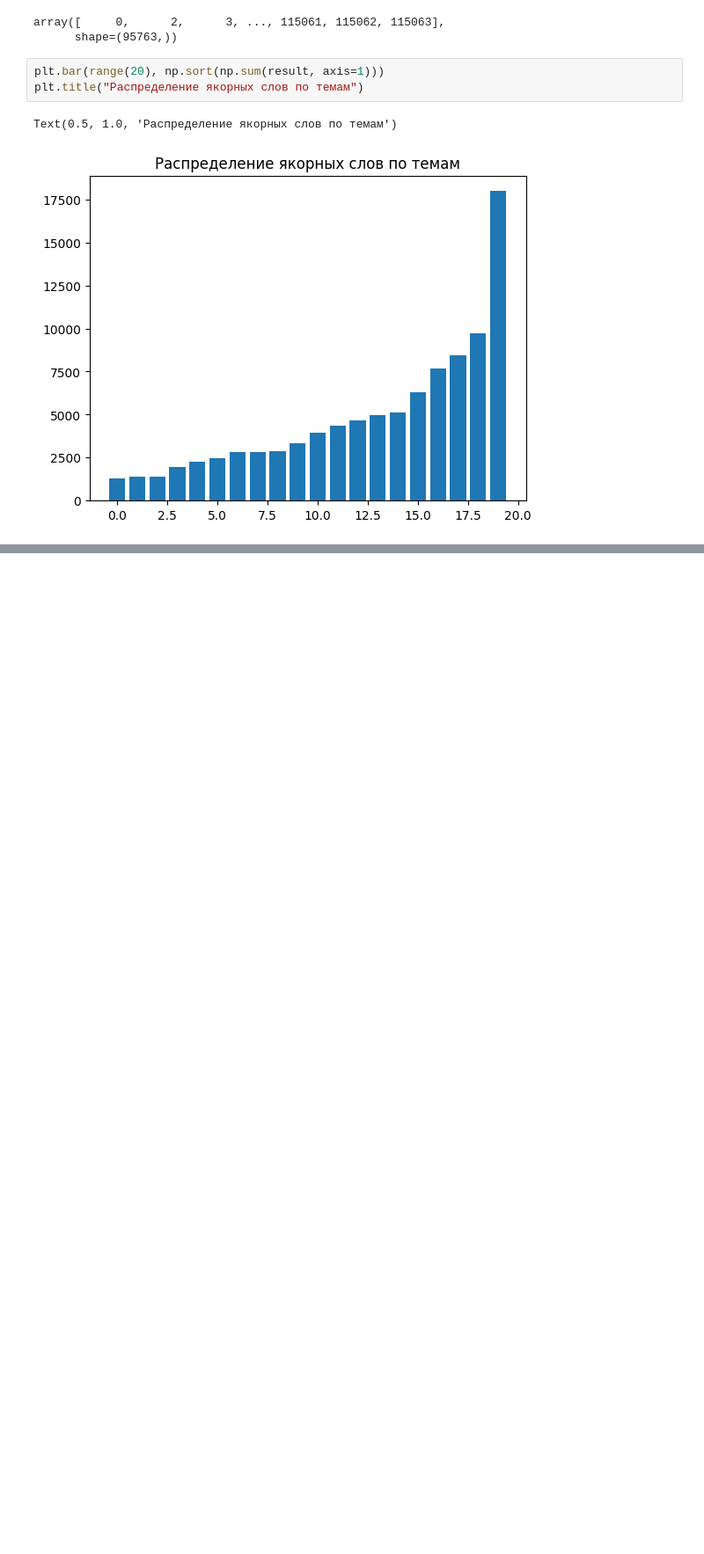
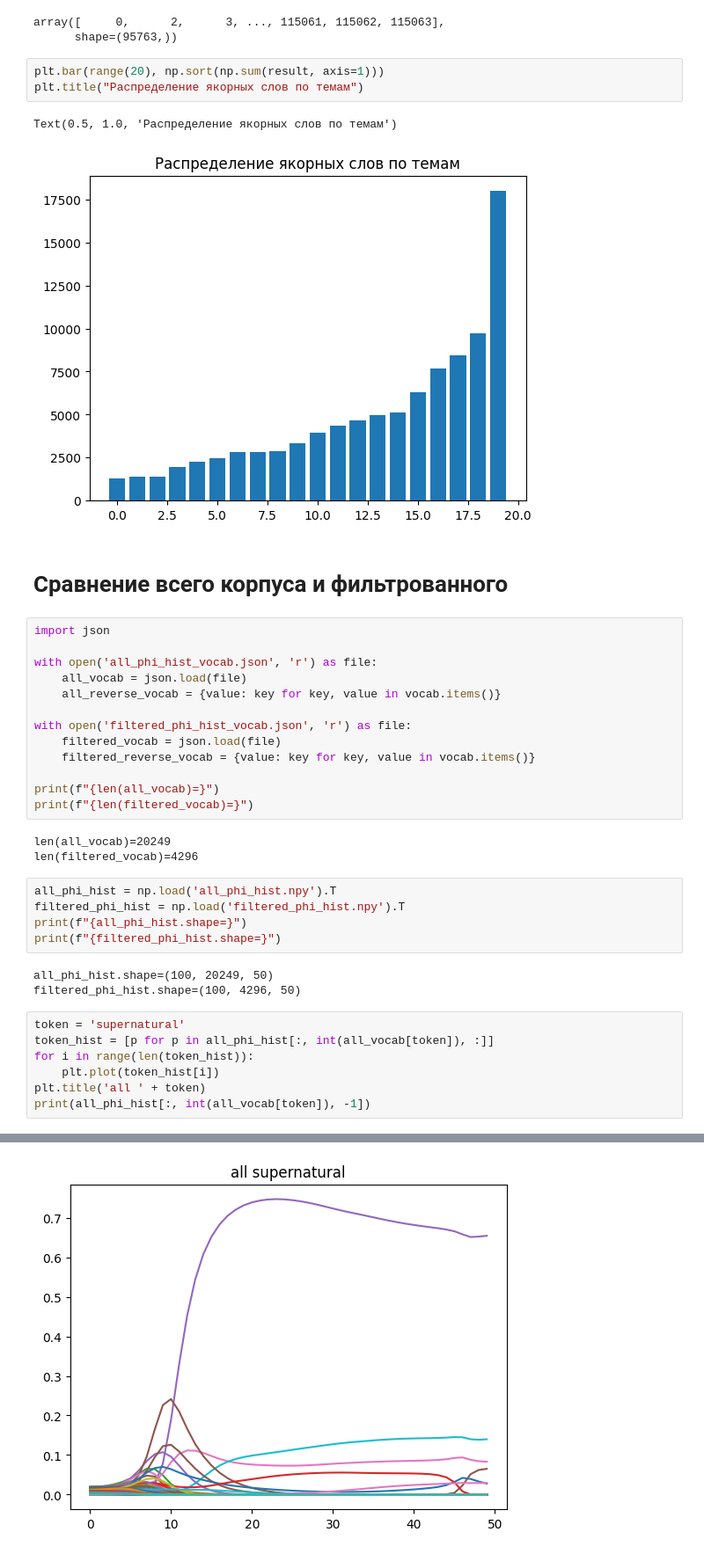
Before and after one commit to knagaev/topic-modelling-attention, a Jupyter notebook: phi_hist.ipynb, the cells around one changed output, grey strips where cells are left out. Shown at 88% size. Cells and saved outputs as stored; diff of their text form; blank space fills up the shorter version.

Commit message:
save phi_hist from main

```diff
--- a/phi_hist.ipynb
+++ b/phi_hist.ipynb
@@ -318,3 +298,37 @@ plt.title("Распределение якорных слов по темам")
 # %% [output]
 Text(0.5, 1.0, 'Распределение якорных слов по темам')
 [figure]
+# %% [markdown]
+# Сравнение всего корпуса и фильтрованного
+# %%
+import json
+
+with open('all_phi_hist_vocab.json', 'r') as file:
+    all_vocab = json.load(file)
+    all_reverse_vocab = {value: key for key, value in vocab.items()}
+
+with open('filtered_phi_hist_vocab.json', 'r') as file:
+    filtered_vocab = json.load(file)
+    filtered_reverse_vocab = {value: key for key, value in vocab.items()}
+
+print(f"{len(all_vocab)=}")
+print(f"{len(filtered_vocab)=}")
+# %% [output]
+len(all_vocab)=20249
+len(filtered_vocab)=4296
+# %%
+all_phi_hist = np.load('all_phi_hist.npy').T
+filtered_phi_hist = np.load('filtered_phi_hist.npy').T
+print(f"{all_phi_hist.shape=}")
+print(f"{filtered_phi_hist.shape=}")
+# %% [output]
+all_phi_hist.shape=(100, 20249, 50)
+filtered_phi_hist.shape=(100, 4296, 50)
+# %%
+token = 'supernatural'
+token_hist = [p for p in all_phi_hist[:, int(all_vocab[token]), :]]
+for i in range(len(token_hist)):
+    plt.plot(token_hist[i])
+plt.title('all ' + token)
+print(all_phi_hist[:, int(all_vocab[token]), -1])
+# %% [output]
@@ -320,0 +355 @@ Text(0.5, 1.0, 'Распределение якорных слов по тема
+[figure, added]
```
Also changed, not shown: parts of 5 cells of this notebook, 4 other files.
